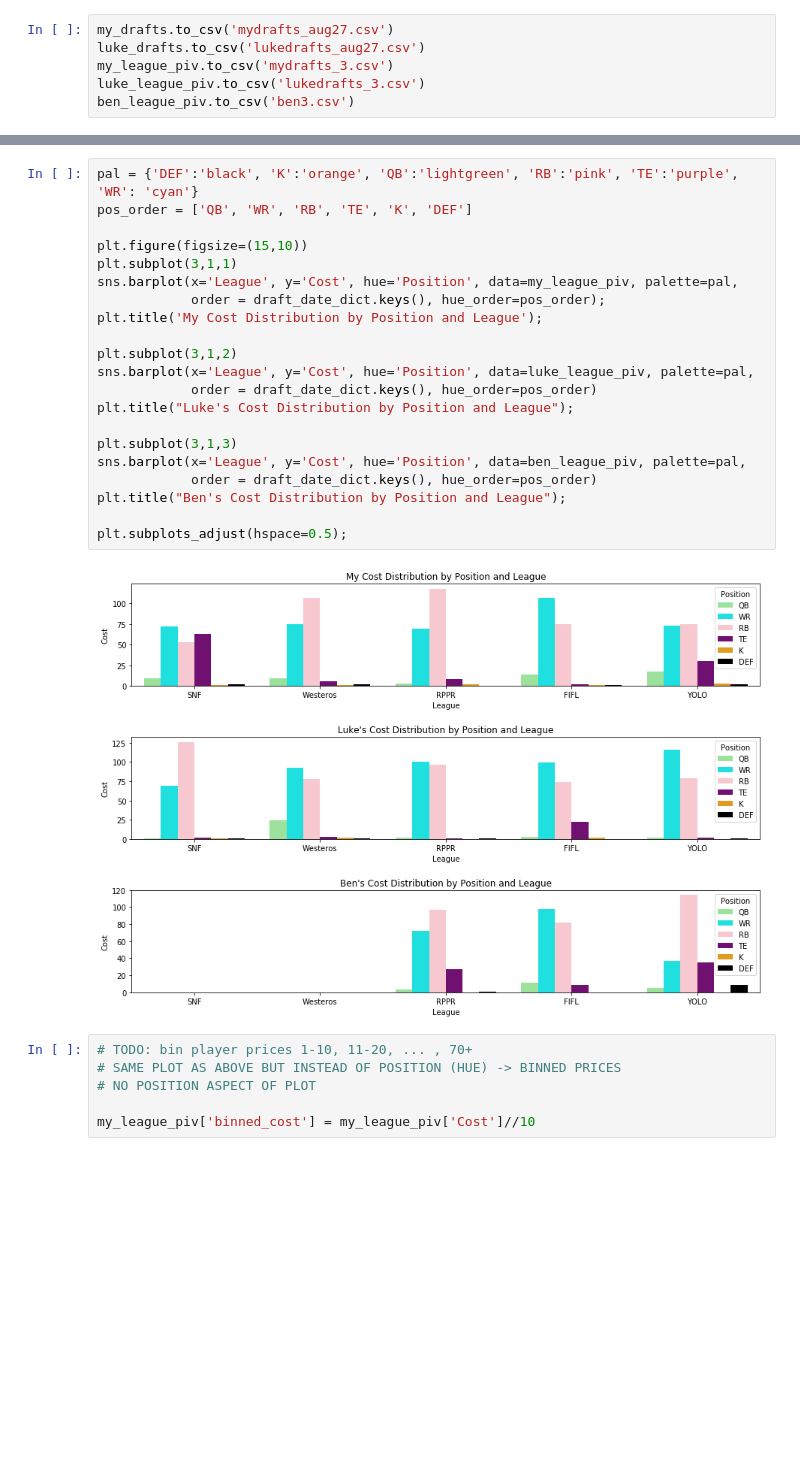
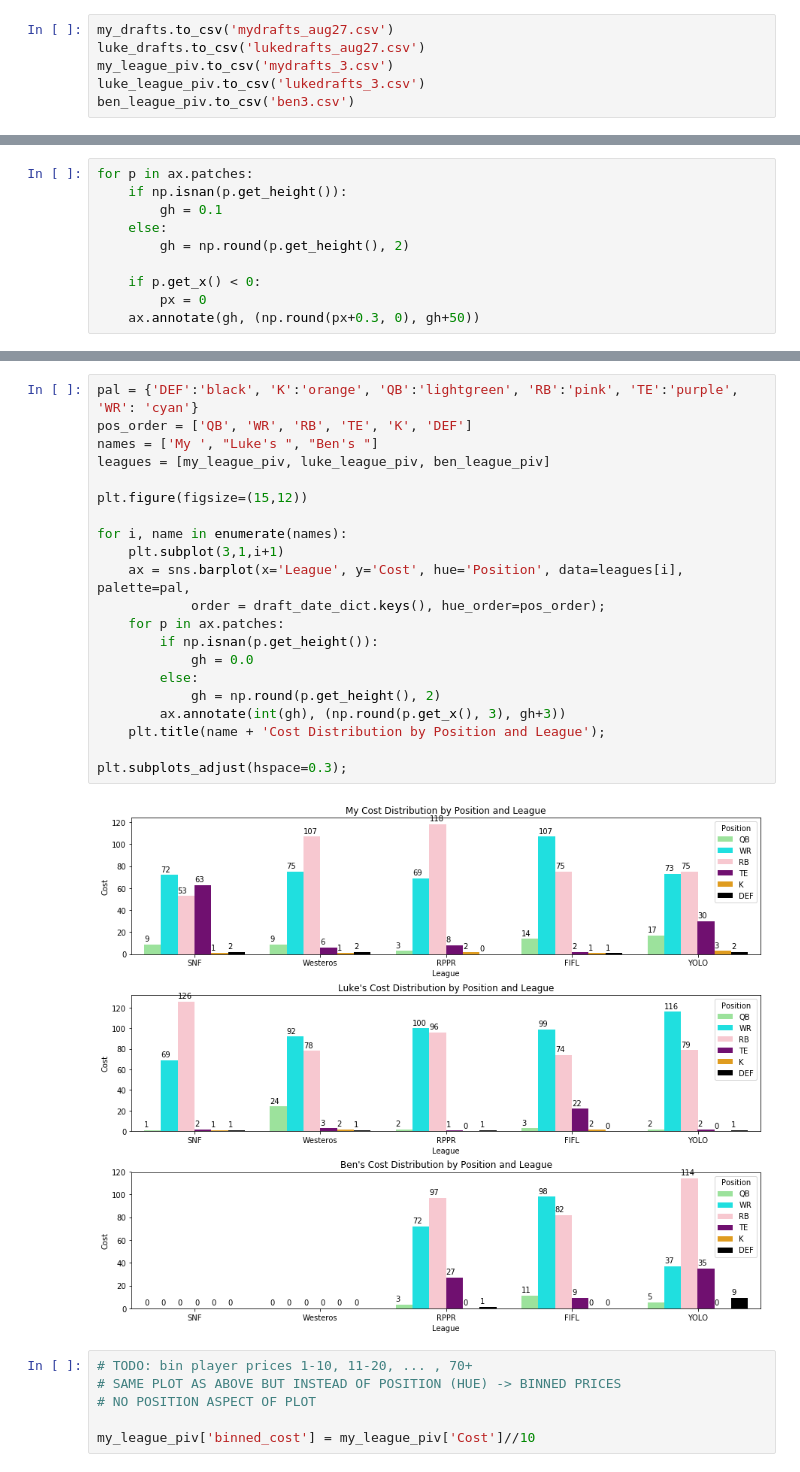
Before and after one commit to WJMatthew/Fantasy-Football-Auction-Drafts, a Jupyter notebook: notebooks/fantasy_drafts.ipynb, the cells around one changed output, grey strips where cells are left out. Drawn from its saved outputs; the diff is of its cells as text; blank space fills up the shorter version.

```diff
--- a/notebooks/fantasy_drafts.ipynb
+++ b/notebooks/fantasy_drafts.ipynb
@@ -146,0 +177,10 @@ ben_league_piv.to_csv('ben3.csv')
+# %%
+for p in ax.patches:
+    if np.isnan(p.get_height()):
+        gh = 0.1
+    else:
+        gh = np.round(p.get_height(), 2)
+
+    if p.get_x() < 0:
+        px = 0
+    ax.annotate(gh, (np.round(px+0.3, 0), gh+50))
@@ -147,26 +281,26 @@ ben_league_piv.to_csv('ben3.csv')
 # %%
 pal = {'DEF':'black', 'K':'orange', 'QB':'lightgreen', 'RB':'pink', 'TE':'purple', 'WR': 'cyan'}
 pos_order = ['QB', 'WR', 'RB', 'TE', 'K', 'DEF']
+names = ['My ', "Luke's ", "Ben's "]
+leagues = [my_league_piv, luke_league_piv, ben_league_piv]
 
-plt.figure(figsize=(15,10))
-plt.subplot(3,1,1)
-sns.barplot(x='League', y='Cost', hue='Position', data=my_league_piv, palette=pal,
+plt.figure(figsize=(15,12))
+
+for i, name in enumerate(names):
+    plt.subplot(3,1,i+1)
+    ax = sns.barplot(x='League', y='Cost', hue='Position', data=leagues[i], palette=pal,
             order = draft_date_dict.keys(), hue_order=pos_order);
-plt.title('My Cost Distribution by Position and League');
+    for p in ax.patches:
+        if np.isnan(p.get_height()):
+            gh = 0.0
+        else:
+            gh = np.round(p.get_height(), 2)
+        ax.annotate(int(gh), (np.round(p.get_x(), 3), gh+3))
+    plt.title(name + 'Cost Distribution by Position and League');
 
-plt.subplot(3,1,2)
-sns.barplot(x='League', y='Cost', hue='Position', data=luke_league_piv, palette=pal,
-            order = draft_date_dict.keys(), hue_order=pos_order)
-plt.title("Luke's Cost Distribution by Position and League");
-
-plt.subplot(3,1,3)
-sns.barplot(x='League', y='Cost', hue='Position', data=ben_league_piv, palette=pal,
-            order = draft_date_dict.keys(), hue_order=pos_order)
-plt.title("Ben's Cost Distribution by Position and League");
-
-plt.subplots_adjust(hspace=0.5);
+plt.subplots_adjust(hspace=0.3);
 # %% [output]
-[figure, old version]
+[figure, new version]
 # %%
 # TODO: bin player prices 1-10, 11-20, ... , 70+
 # SAME PLOT AS ABOVE BUT INSTEAD OF POSITION (HUE) -> BINNED PRICES
```
Also changed, not shown: parts of 15 cells of this notebook, 4 other files.
